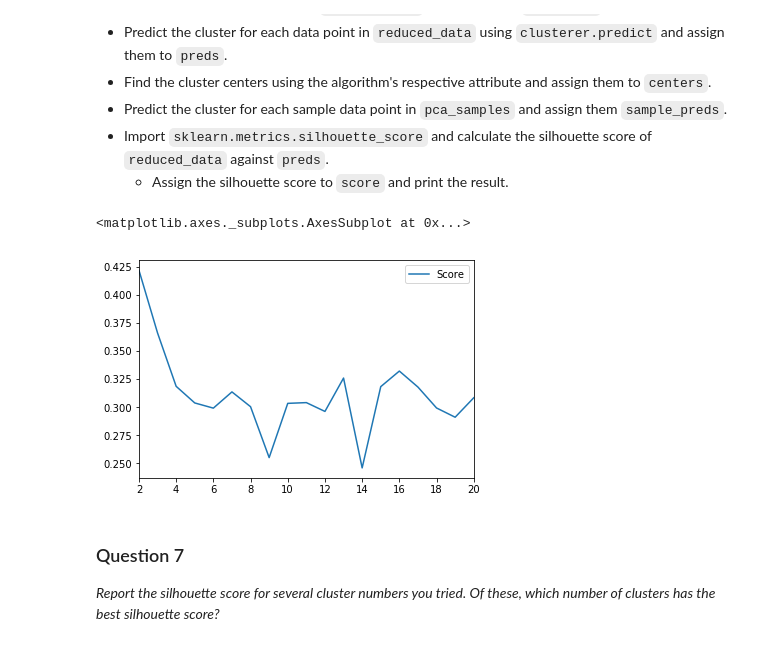
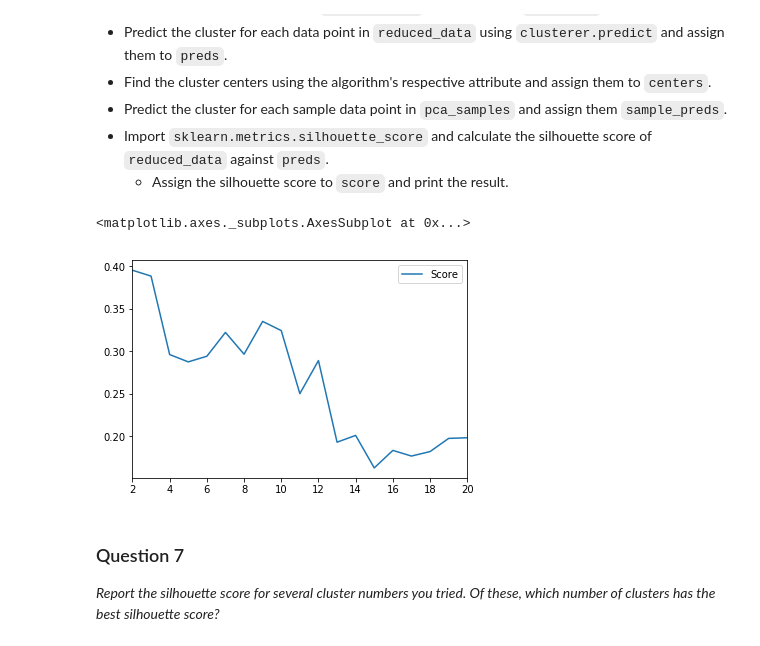
Before and after one commit to xuzhe0628/mlnd-projects, a Jupyter notebook: customer_segments/customer_segments.ipynb, the cells around one changed output. Saved outputs shown, nothing was run; the diff lists cells and outputs as text; code cells hidden in the pictures.

```diff
--- a/customer_segments/customer_segments.ipynb
+++ b/customer_segments/customer_segments.ipynb
@@ -202,10 +202,11 @@ for feature in log_data.keys():
     indexList += list(outliers.index.values)
     display(outliers)
 
-print(pd.Series(indexList).value_counts()[pd.Series(indexList).value_counts()>1])
+weirdList = pd.Series(indexList).value_counts()[pd.Series(indexList).value_counts()>1]
+print(weirdList)
 
 # OPTIONAL: Select the indices for data points you wish to remove
-outliers  = [154, 66, 75, 128, 65]
+outliers  = [154]
 
 # Remove the outliers, if any were specified
 good_data = log_data.drop(log_data.index[outliers]).reset_index(drop = True)
@@ -413,15 +456,17 @@ In the code block below, you will need to implement the following:
  - Import `sklearn.metrics.silhouette_score` and calculate the silhouette score of `reduced_data` against `preds`.
    - Assign the silhouette score to `score` and print the result.
 # %%
+from sklearn.mixture import GMM
+from sklearn.metrics import silhouette_score
 scoreList = []
 for num in range(2, 21):
-    clusterer = GaussianMixture(n_components=num).fit(reduced_data)
+    clusterer = GMM(n_components=num).fit(reduced_data)
     preds = clusterer.predict(reduced_data)
     scoreList.append(silhouette_score(reduced_data, preds))
 
 pd.DataFrame(data=scoreList, columns=['Score'], index=range(2, 21)).plot()
 # %% [output]
 <matplotlib.axes._subplots.AxesSubplot at 0x...>
-[figure, old version]
+[figure, new version]
 # %%
 # TODO: Apply your clustering algorithm of choice to the reduced data
```
Also changed, not shown: parts of 25 cells of this notebook, 1 other file.
